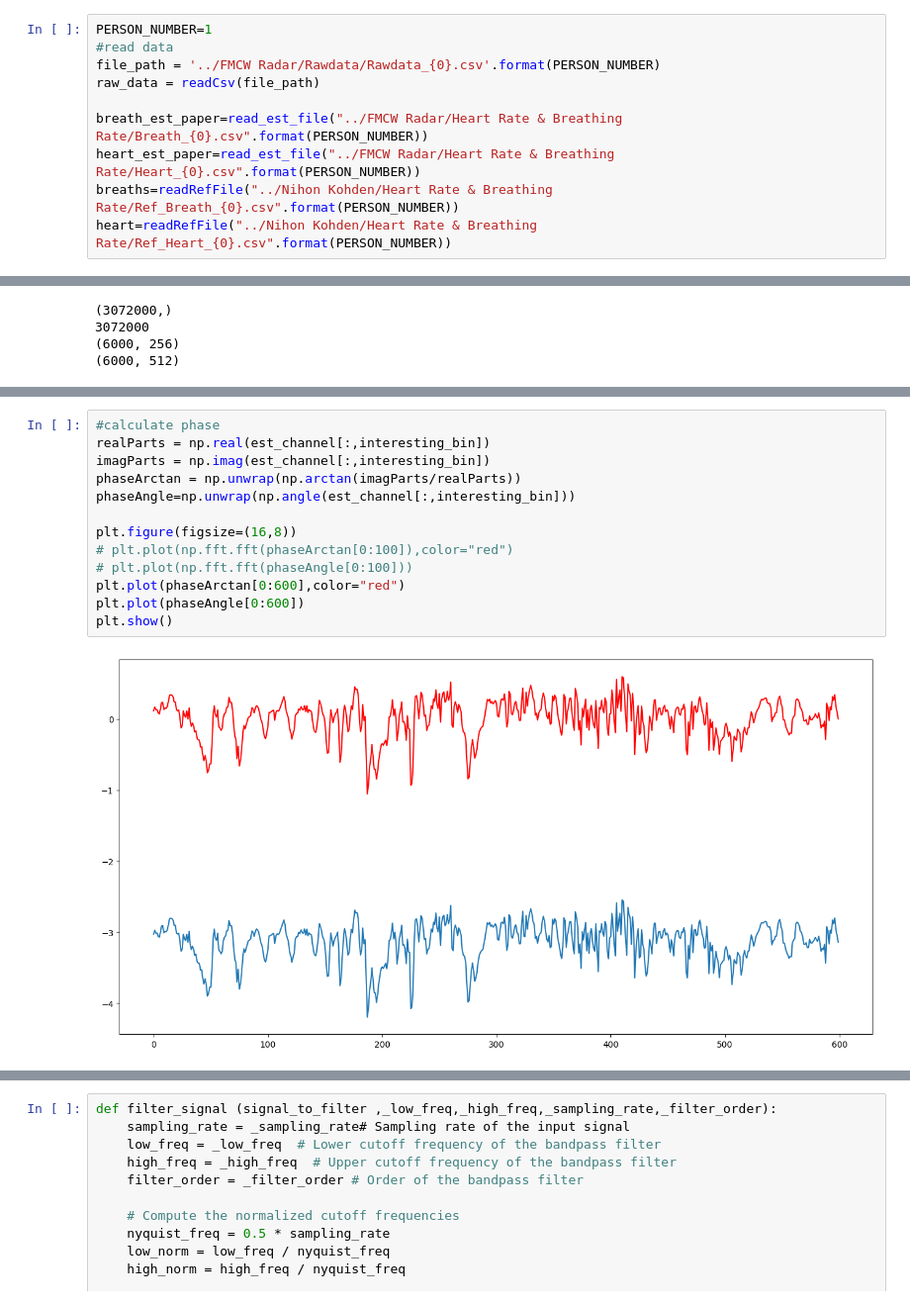
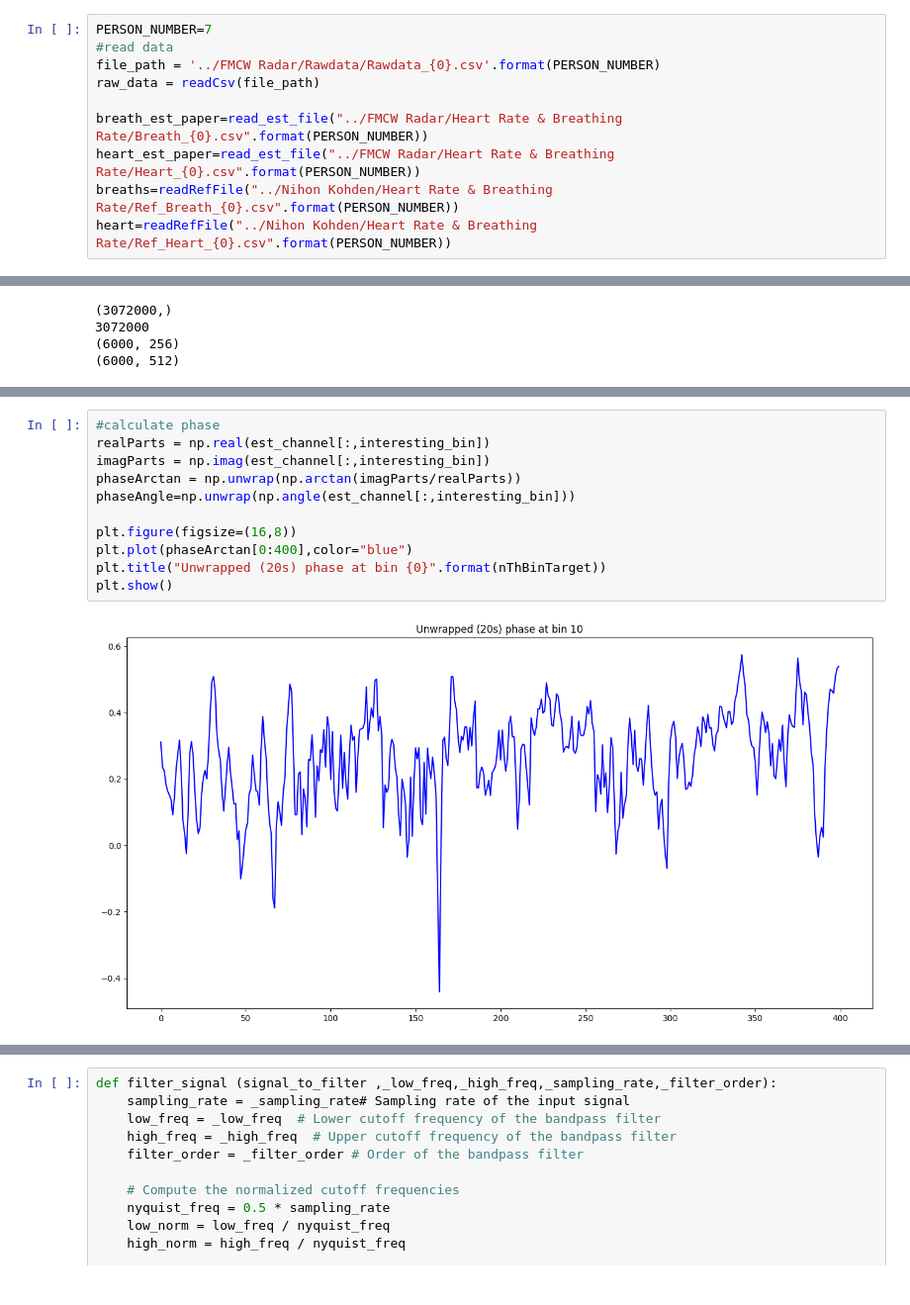
Before and after one commit to tqdinh/gensignal, a Jupyter notebook: VSProcessingFlow/VSProcessingV0.ipynb, the cells around one changed output, grey strips where cells are left out. Shown at 99% size. Saved outputs shown, nothing was run; the diff lists cells and outputs as text.

Commit message:
version 0 process vital signal breath + title + label

```diff
--- a/VSProcessingFlow/VSProcessingV0.ipynb
+++ b/VSProcessingFlow/VSProcessingV0.ipynb
@@ -80,7 +80,7 @@ def readRefFile(pathFile):
     beats = [float(br)for br in beat_file.read().split(",")]
     return beats
 # %%
-PERSON_NUMBER=1
+PERSON_NUMBER=7
 #read data
 file_path = '../FMCW Radar/Rawdata/Rawdata_{0}.csv'.format(PERSON_NUMBER)
 raw_data = readCsv(file_path)
@@ -207,15 +257,13 @@ Target at bin  9 with the sumation value 61267820.75926456
 # %%
 #calculate phase
 realParts = np.real(est_channel[:,interesting_bin])
 imagParts = np.imag(est_channel[:,interesting_bin])
 phaseArctan = np.unwrap(np.arctan(imagParts/realParts))
 phaseAngle=np.unwrap(np.angle(est_channel[:,interesting_bin]))
 
 plt.figure(figsize=(16,8))
-# plt.plot(np.fft.fft(phaseArctan[0:100]),color="red")
-# plt.plot(np.fft.fft(phaseAngle[0:100]))
-plt.plot(phaseArctan[0:600],color="red")
-plt.plot(phaseAngle[0:600])
+plt.plot(phaseArctan[0:400],color="blue")
+plt.title("Unwrapped (20s) phase at bin {0}".format(nThBinTarget))
 plt.show()
 # %% [output]
-[figure, old version]
+[figure, new version]
```
Also changed, not shown: parts of 16 cells of this notebook.
